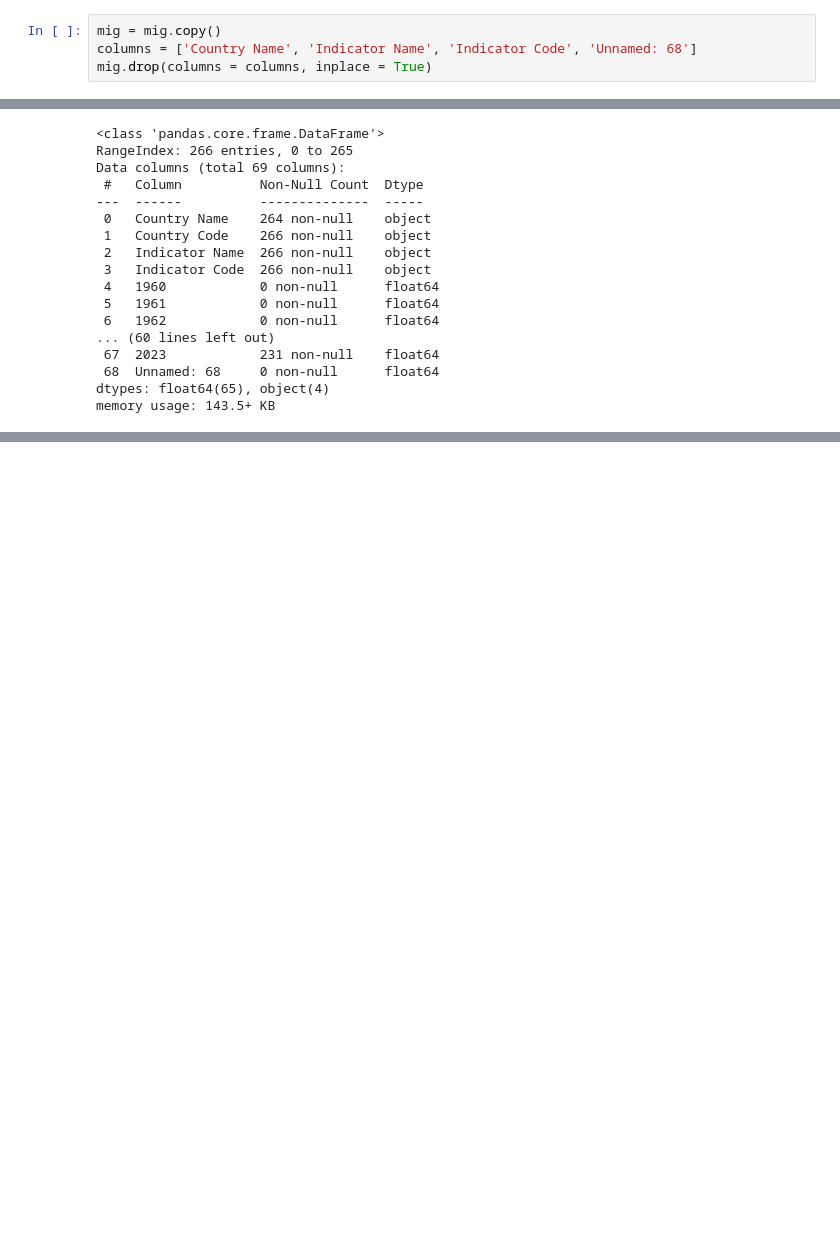
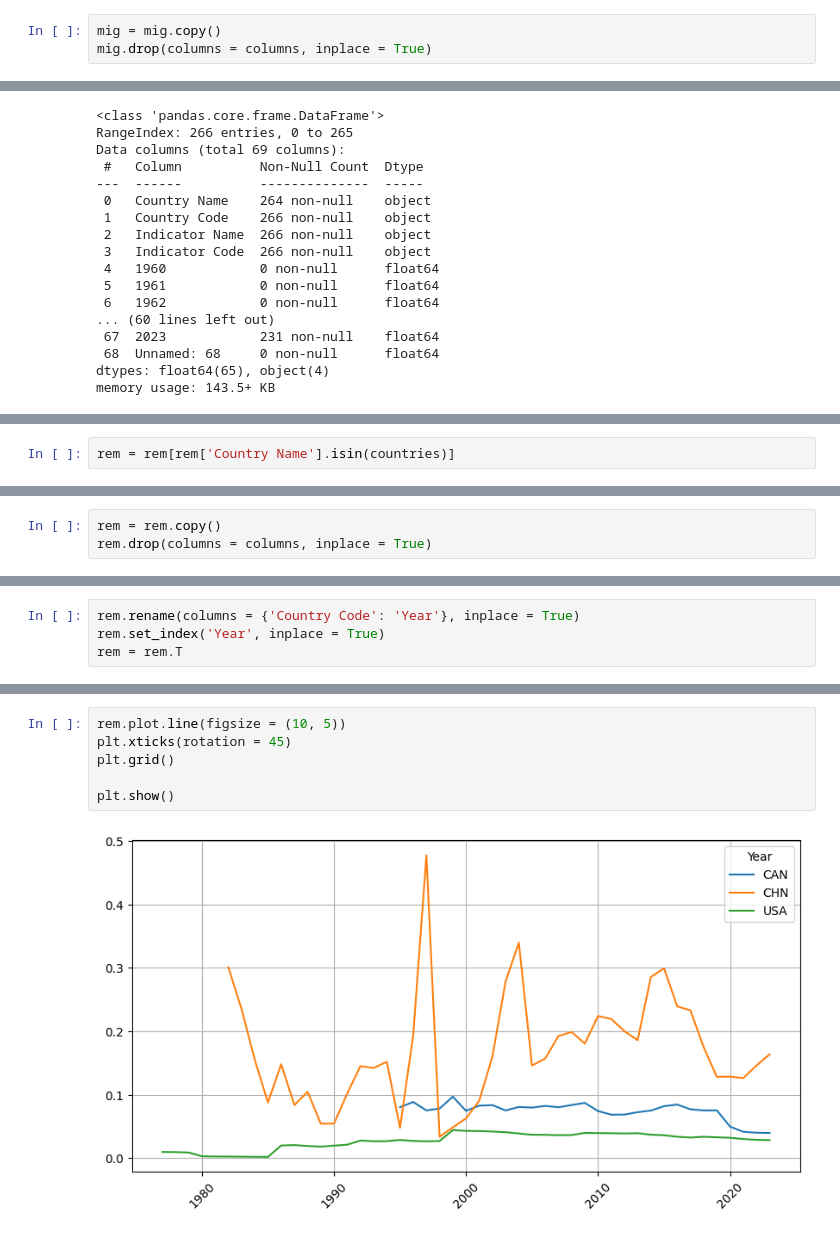
Before and after one commit to Maquililo/prueba-reclutamiento-python, a Jupyter notebook: notebook.ipynb, the cells around one changed output, grey strips where cells are left out. Cells and saved outputs as stored; diff of their text form; blank space fills up the shorter version.

```diff
--- a/notebook.ipynb
+++ b/notebook.ipynb
@@ -187,7 +186,6 @@ mig
 3 rows × 69 columns
 # %%
 mig = mig.copy()
-columns = ['Country Name', 'Indicator Name', 'Indicator Code', 'Unnamed: 68']
 mig.drop(columns = columns, inplace = True)
 # %%
 mig
@@ -261,0 +274,2 @@ memory usage: 143.5+ KB
+# %%
+rem = rem[rem['Country Name'].isin(countries)]
@@ -261,0 +284,3 @@ memory usage: 143.5+ KB
+# %%
+rem = rem.copy()
+rem.drop(columns = columns, inplace = True)
@@ -261,0 +295,4 @@ memory usage: 143.5+ KB
+# %%
+rem.rename(columns = {'Country Code': 'Year'}, inplace = True)
+rem.set_index('Year', inplace = True)
+rem = rem.T
@@ -261,0 +308,8 @@ memory usage: 143.5+ KB
+# %%
+rem.plot.line(figsize = (10, 5))
+plt.xticks(rotation = 45)
+plt.grid()
+
+plt.show()
+# %% [output]
+[figure, added]
```
Also changed, not shown: parts of 23 cells of this notebook.
